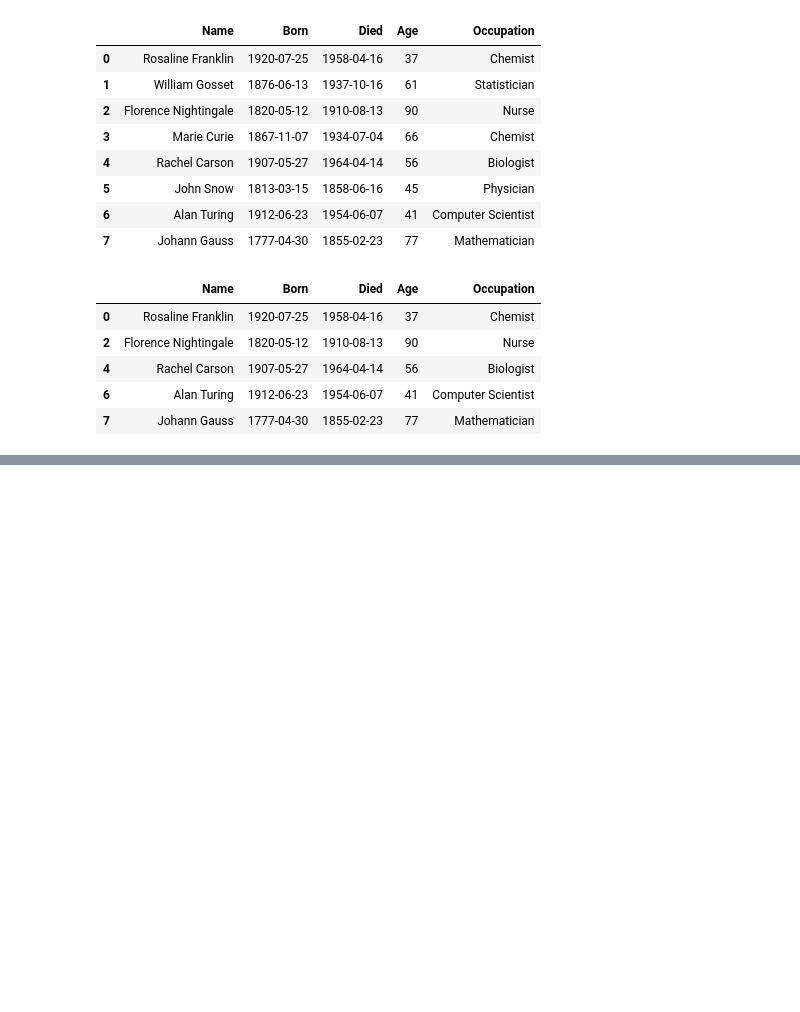
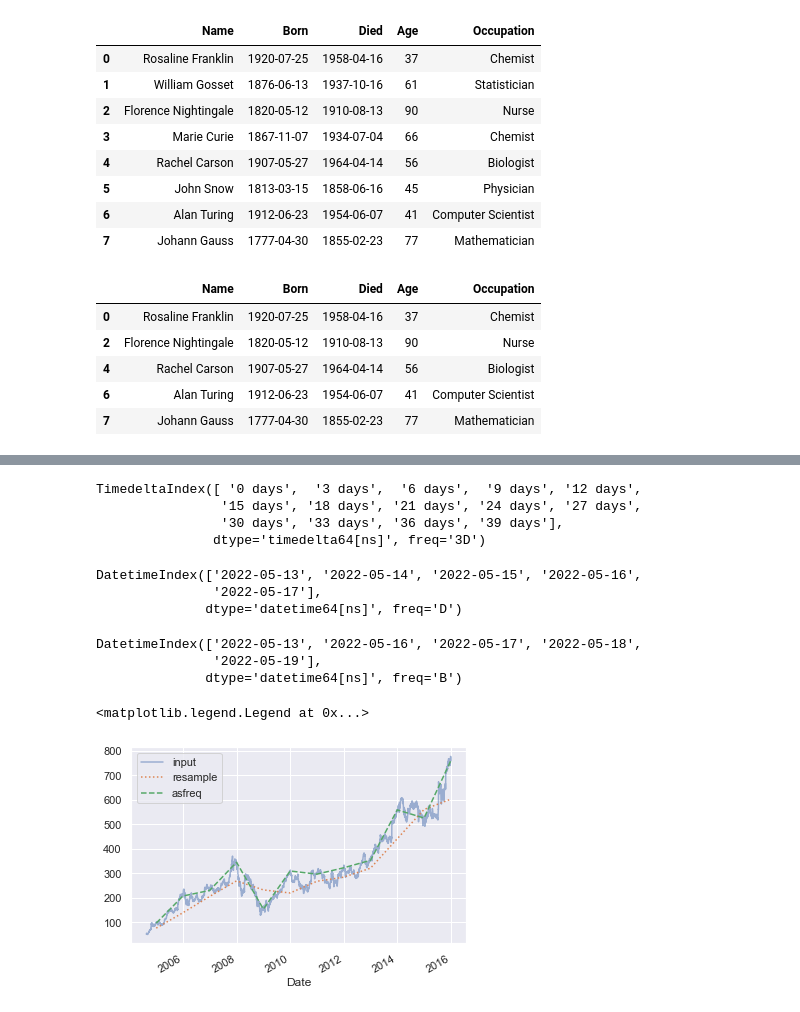
Before and after one commit to SoongMoo/shinhan2205, a Jupyter notebook: 5Day.ipynb, the cells around one changed output, grey strips where cells are left out. Cells and saved outputs as stored; diff of their text form; code cells hidden in the pictures; blank space fills up the shorter version.

```diff
--- a/5Day.ipynb
+++ b/5Day.ipynb
@@ -103,0 +163,10 @@ df
+# %%
+#시간으로 인덱싱하기
+index = pd.DatetimeIndex(['2014-07-04', '2014-08-04',
+                          '2015-07-04', '2015-08-04'])
+data =  pd.Series([0,1,2,3], index = index)
+data
+data['2014-07-04']
+data['2014-07-04':'2015-07-04']
+data['2015']
+data['2015-07']
@@ -103,0 +222,31 @@ df
+# %%
+pd.timedelta_range(0, periods = 14, freq='D')
+pd.timedelta_range(0, periods = 14, freq='H')
+pd.timedelta_range("00:00:00", periods = 14, freq='H')
+pd.timedelta_range(0, periods = 14, freq='2H30T')
+pd.timedelta_range(0, periods = 14, freq='3D')
+# %% [output]
+TimedeltaIndex([ '0 days',  '3 days',  '6 days',  '9 days', '12 days',
+                '15 days', '18 days', '21 days', '24 days', '27 days',
+                '30 days', '33 days', '36 days', '39 days'],
+               dtype='timedelta64[ns]', freq='3D')
+# %%
+pd.date_range('2022-05-13',  periods=5 , freq='D')
+# %% [output]
+DatetimeIndex(['2022-05-13', '2022-05-14', '2022-05-15', '2022-05-16',
+               '2022-05-17'],
+              dtype='datetime64[ns]', freq='D')
+# %%
+from pandas.tseries.offsets import BDay
+pd.date_range('2022-05-13',  periods=5 , freq=BDay())
+# %% [output]
+DatetimeIndex(['2022-05-13', '2022-05-16', '2022-05-17', '2022-05-18',
+               '2022-05-19'],
+              dtype='datetime64[ns]', freq='B')
+# %%
+from pandas_datareader import data
+yahoo = data.DataReader('GOOG', start='2004', end='2016',
+                       data_source='yahoo')
+yahoo = yahoo['Close']
+# yahoo종가
+# yahoo['Close']
@@ -103,0 +255,8 @@ df
+# %%
+yahoo.plot(alpha=0.5, style='-')
+yahoo.resample('BA').mean().plot(style=":")
+yahoo.asfreq('BA').plot(style="--")
+plt.legend(['input', 'resample', 'asfreq'], loc = 'upper left')
+# %% [output]
+<matplotlib.legend.Legend at 0x...>
+[figure, added]
```
Also changed, not shown: parts of 24 cells of this notebook.
